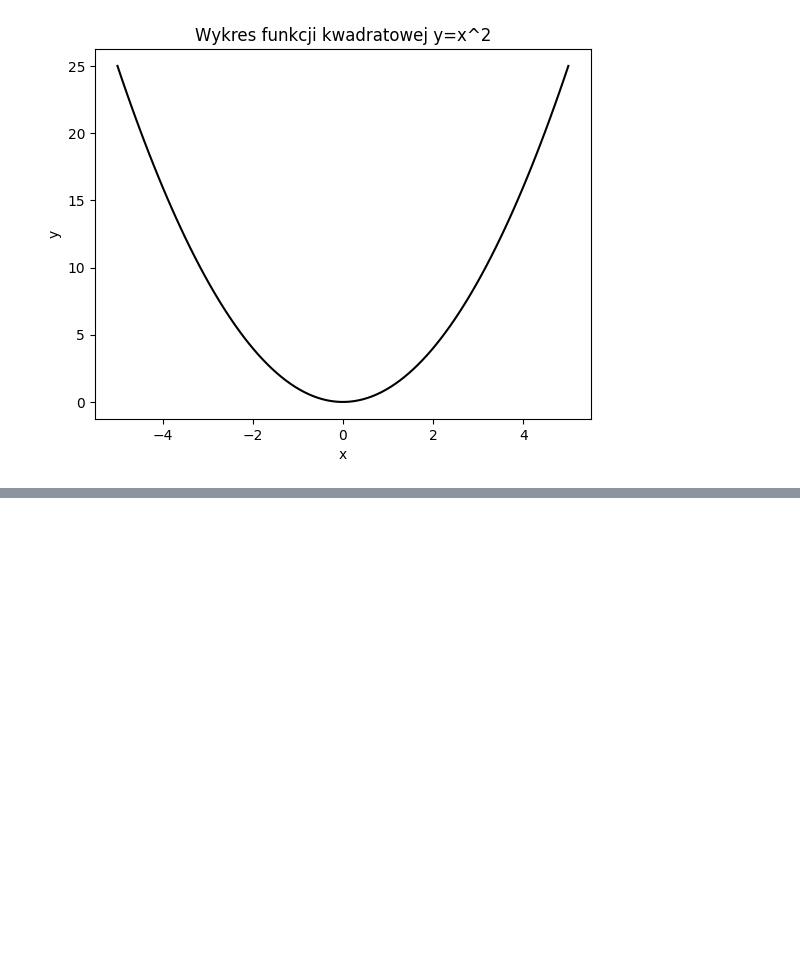
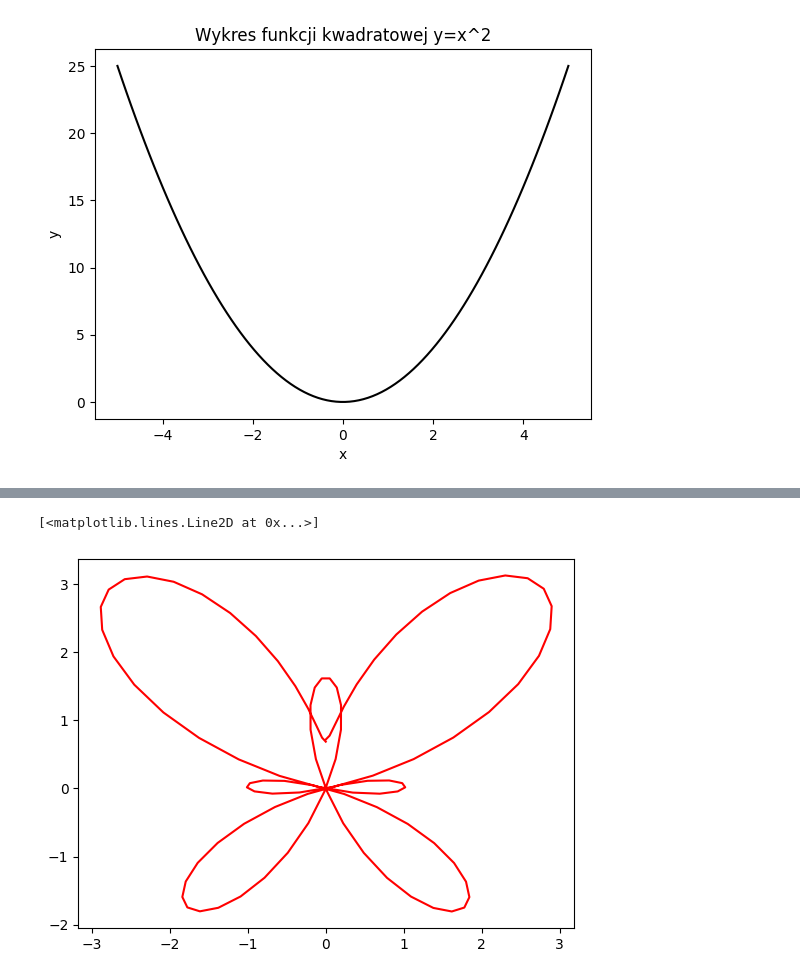
Before and after one commit to Davvid01/python, a Jupyter notebook: Wizualizacja danych i raportowanie/Wizulizacja danych.ipynb, the cells around one changed output, grey strips where cells are left out. Cells and saved outputs as stored; diff of their text form; code cells hidden in the pictures; blank space fills up the shorter version.

```diff
--- a/Wizualizacja danych i raportowanie/Wizulizacja danych.ipynb
+++ b/Wizualizacja danych i raportowanie/Wizulizacja danych.ipynb
@@ -44,0 +47,9 @@ AttributeError: 'numpy.ndarray' object has no attribute 'np'
+# %%
+#zadanie7
+t = np.linspace(0,2*np.pi,100)
+x = np.sin(t)*(np.exp(np.cos(t))-2*np.cos(4*t)-np.sin(t/12)**5)
+y = np.cos(t)*(np.exp(np.cos(t))-2*np.cos(4*t)-np.sin(t/12)**5)
+plt.plot(x,y, color='r')
+# %% [output]
+[<matplotlib.lines.Line2D at 0x...>]
+[figure, added]
```
Also changed, not shown: parts of 6 cells of this notebook.
